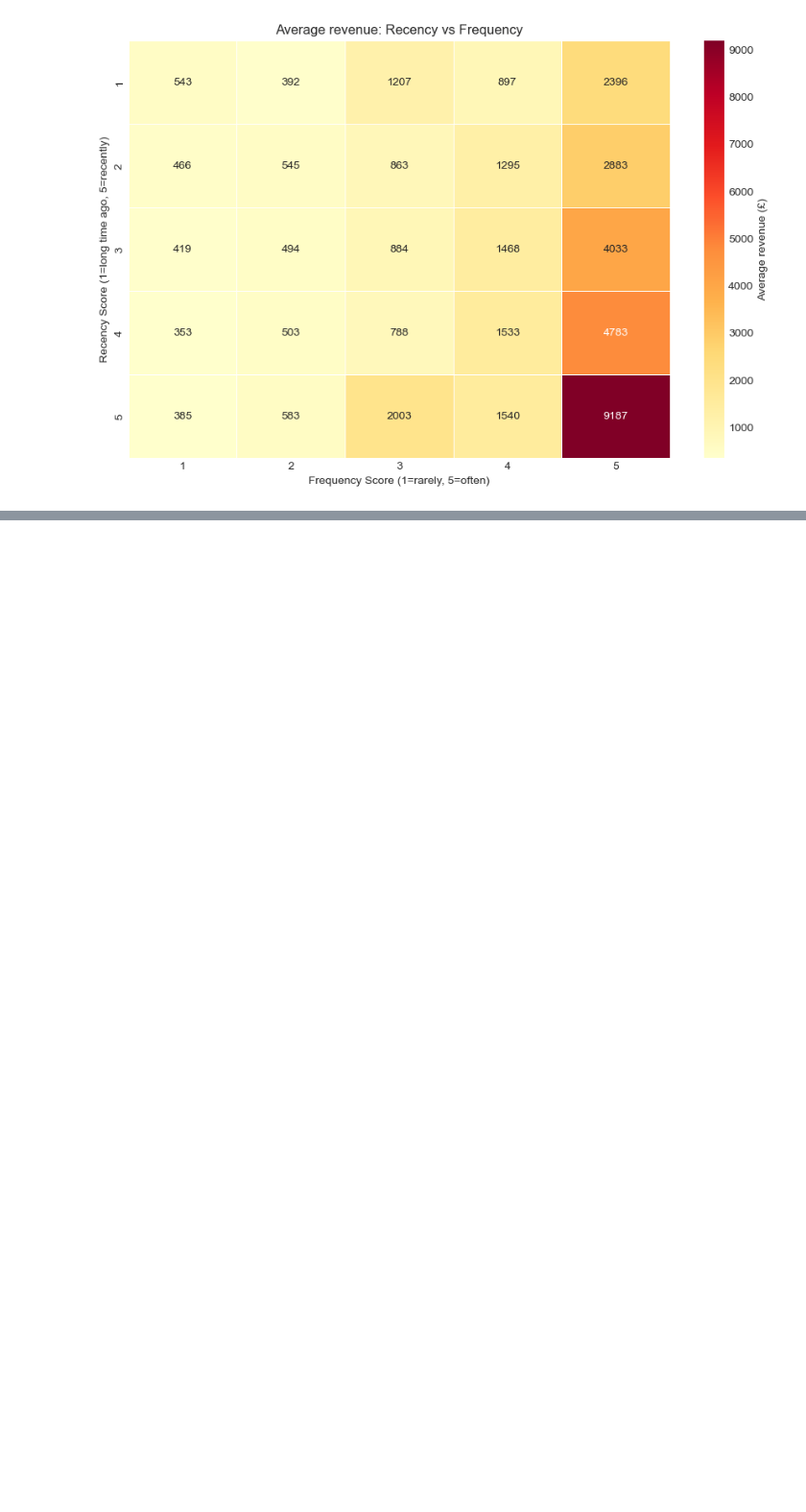
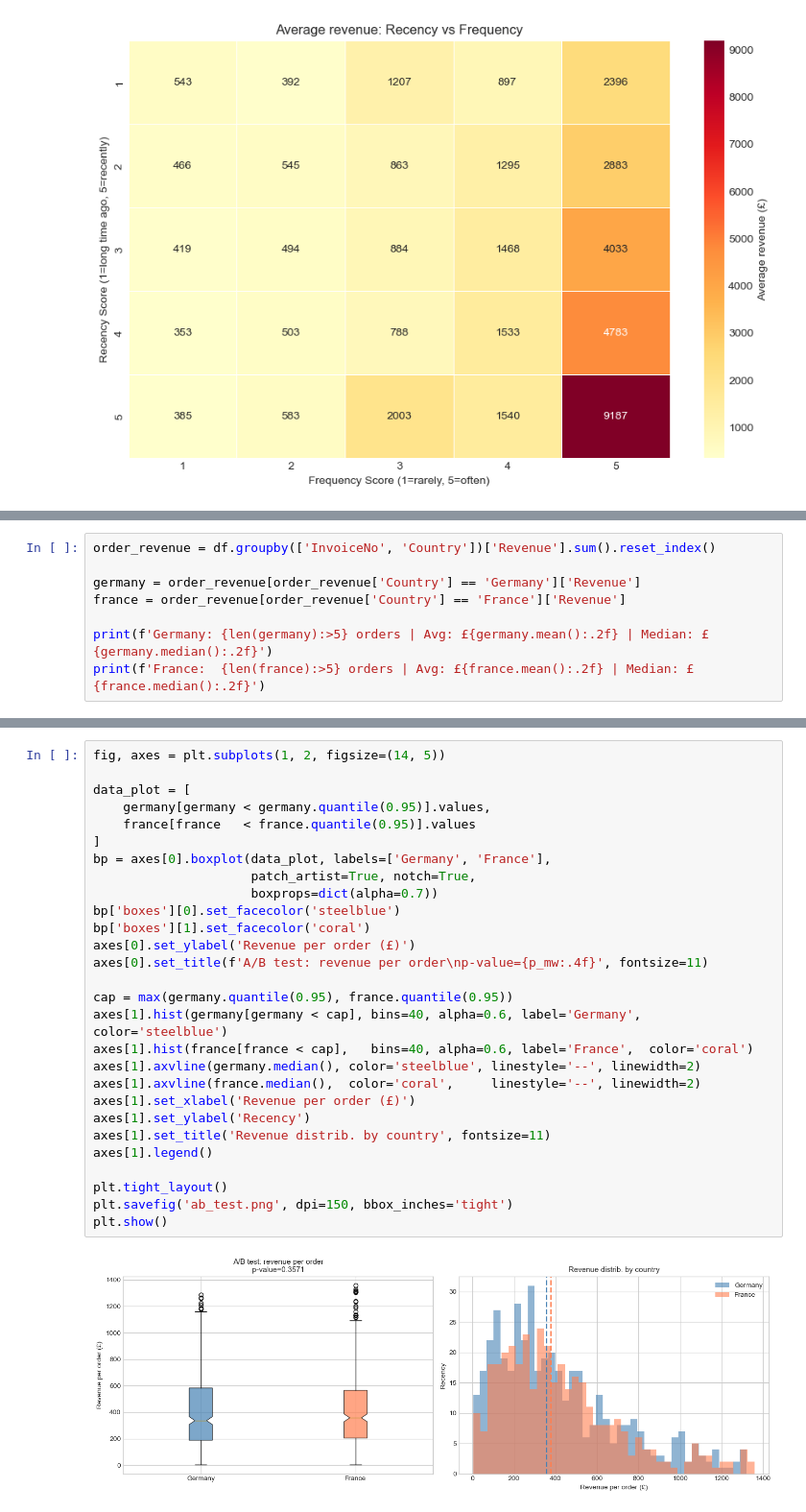
Before and after one commit to emil2602/E-commerce-Analysis, a Jupyter notebook: RFM_AB.ipynb, the cells around one changed output, grey strips where cells are left out. Shown at 96% size. Drawn from its saved outputs; the diff is of its cells as text; blank space fills up the shorter version.

Commit message:
Add A/B test

```diff
--- a/RFM_AB.ipynb
+++ b/RFM_AB.ipynb
@@ -159,0 +168,8 @@ plt.show()
+# %%
+order_revenue = df.groupby(['InvoiceNo', 'Country'])['Revenue'].sum().reset_index()
+
+germany = order_revenue[order_revenue['Country'] == 'Germany']['Revenue']
+france = order_revenue[order_revenue['Country'] == 'France']['Revenue']
+
+print(f'Germany: {len(germany):>5} orders | Avg: £{germany.mean():.2f} | Median: £{germany.median():.2f}')
+print(f'France:  {len(france):>5} orders | Avg: £{france.mean():.2f} | Median: £{france.median():.2f}')
@@ -159,0 +226,30 @@ plt.show()
+# %%
+fig, axes = plt.subplots(1, 2, figsize=(14, 5))
+
+data_plot = [
+    germany[germany < germany.quantile(0.95)].values,
+    france[france   < france.quantile(0.95)].values
+]
+bp = axes[0].boxplot(data_plot, labels=['Germany', 'France'],
+                     patch_artist=True, notch=True,
+                     boxprops=dict(alpha=0.7))
+bp['boxes'][0].set_facecolor('steelblue')
+bp['boxes'][1].set_facecolor('coral')
+axes[0].set_ylabel('Revenue per order (£)')
+axes[0].set_title(f'A/B test: revenue per order\np-value={p_mw:.4f}', fontsize=11)
+
+cap = max(germany.quantile(0.95), france.quantile(0.95))
+axes[1].hist(germany[germany < cap], bins=40, alpha=0.6, label='Germany', color='steelblue')
+axes[1].hist(france[france < cap],   bins=40, alpha=0.6, label='France',  color='coral')
+axes[1].axvline(germany.median(), color='steelblue', linestyle='--', linewidth=2)
+axes[1].axvline(france.median(),  color='coral',     linestyle='--', linewidth=2)
+axes[1].set_xlabel('Revenue per order (£)')
+axes[1].set_ylabel('Recency')
+axes[1].set_title('Revenue distrib. by country', fontsize=11)
+axes[1].legend()
+
+plt.tight_layout()
+plt.savefig('ab_test.png', dpi=150, bbox_inches='tight')
+plt.show()
+# %% [output]
+[figure, added]
```
Also changed, not shown: parts of 9 cells of this notebook.
